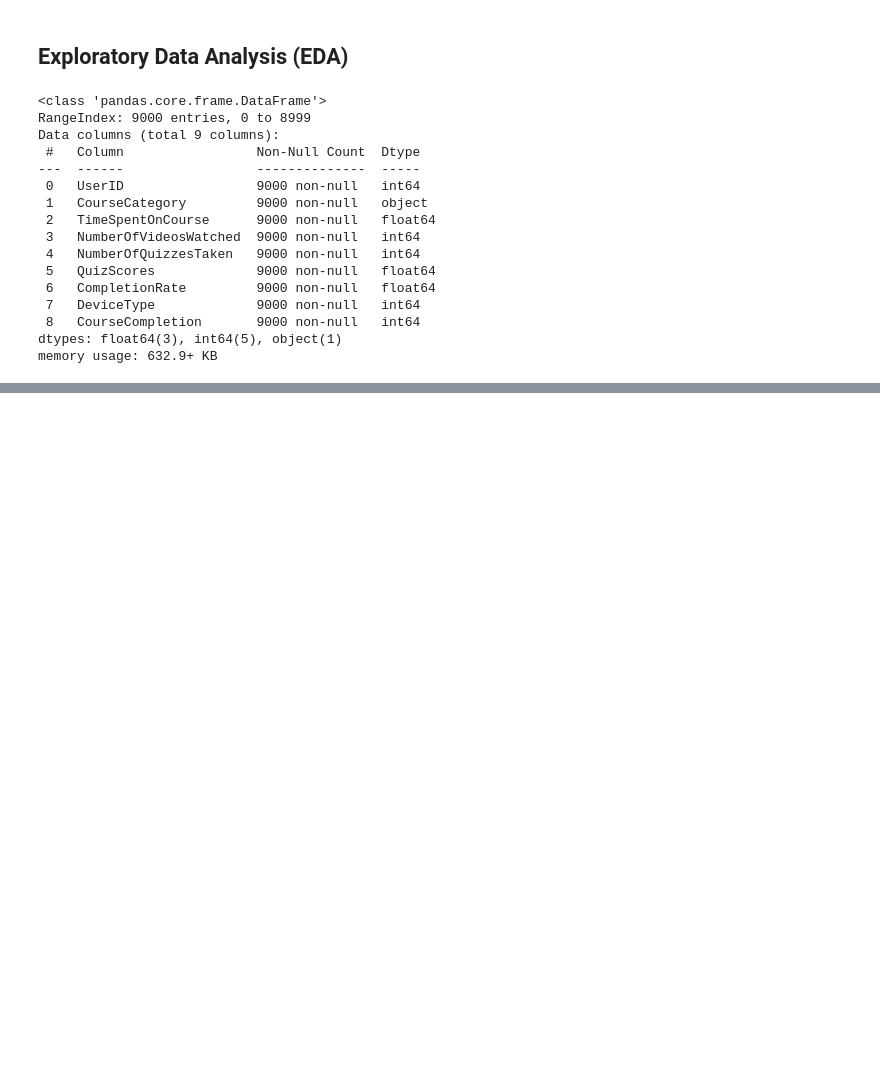
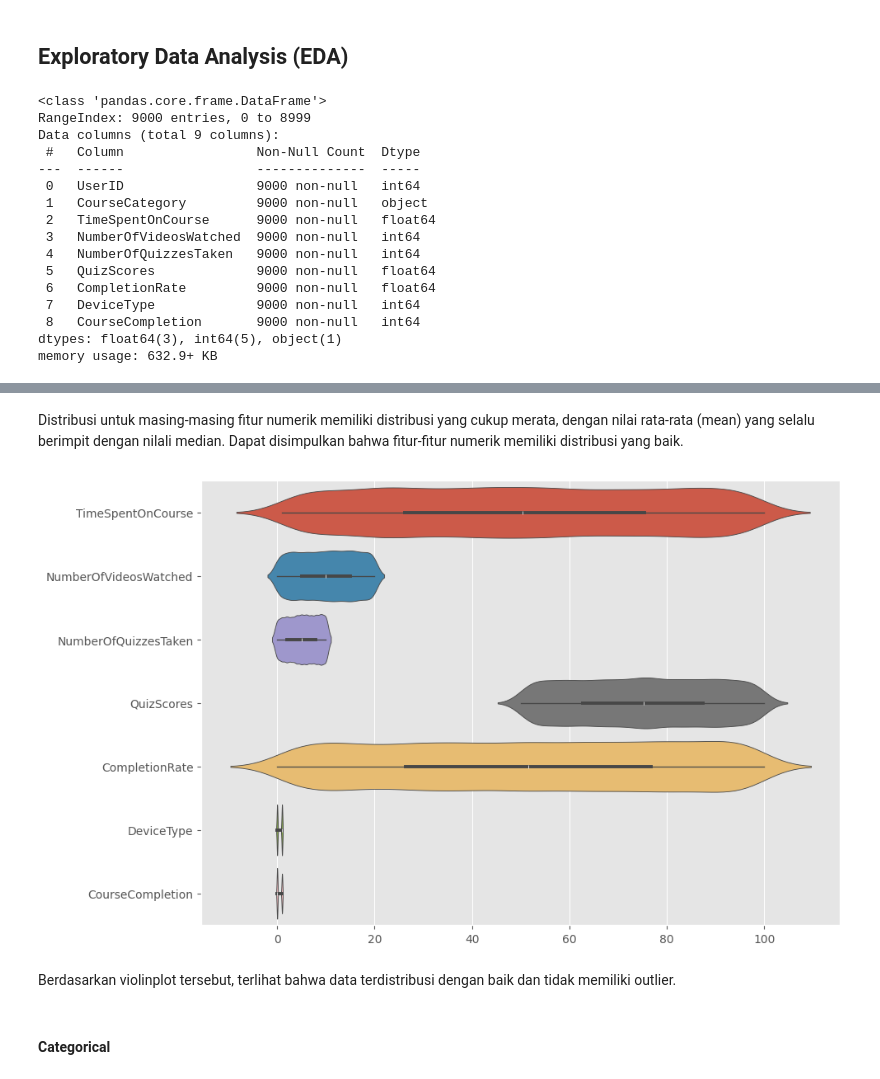
Before and after one commit to muhfadhil/Course-Completion-Prediction, a Jupyter notebook: notebook/course_completion.ipynb, the cells around one changed output, grey strips where cells are left out. Saved outputs shown, nothing was run; the diff lists cells and outputs as text; code cells hidden in the pictures; blank space fills up the shorter version.

```diff
--- a/notebook/course_completion.ipynb
+++ b/notebook/course_completion.ipynb
@@ -115,0 +197,13 @@ df.describe()
+# %% [markdown]
+Distribusi untuk masing-masing fitur numerik memiliki distribusi yang cukup merata, dengan nilai rata-rata (mean) yang selalu berimpit dengan nilali median. Dapat disimpulkan bahwa fitur-fitur numerik memiliki distribusi yang baik.
+# %%
+# Violin plot for numeric columns
+plt.figure(figsize=(10, 7))
+sns.violinplot(data=df, orient="y")
+plt.show()
+# %% [output]
+[figure, added]
+# %% [markdown]
+Berdasarkan violinplot tersebut, terlihat bahwa data terdistribusi dengan baik dan tidak memiliki outlier.
+# %% [markdown]
+#### Categorical
```
Also changed, not shown: parts of 20 cells of this notebook.
